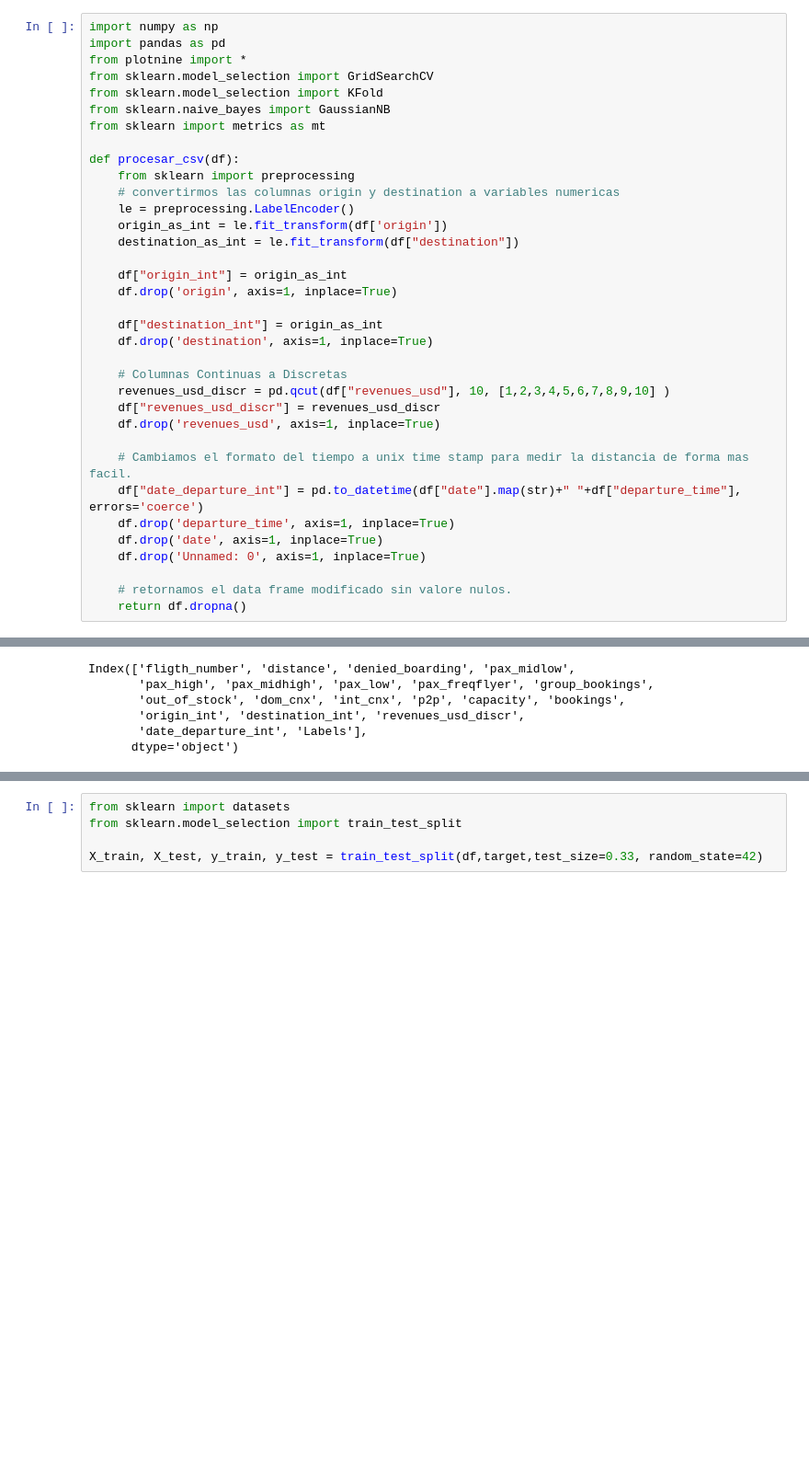
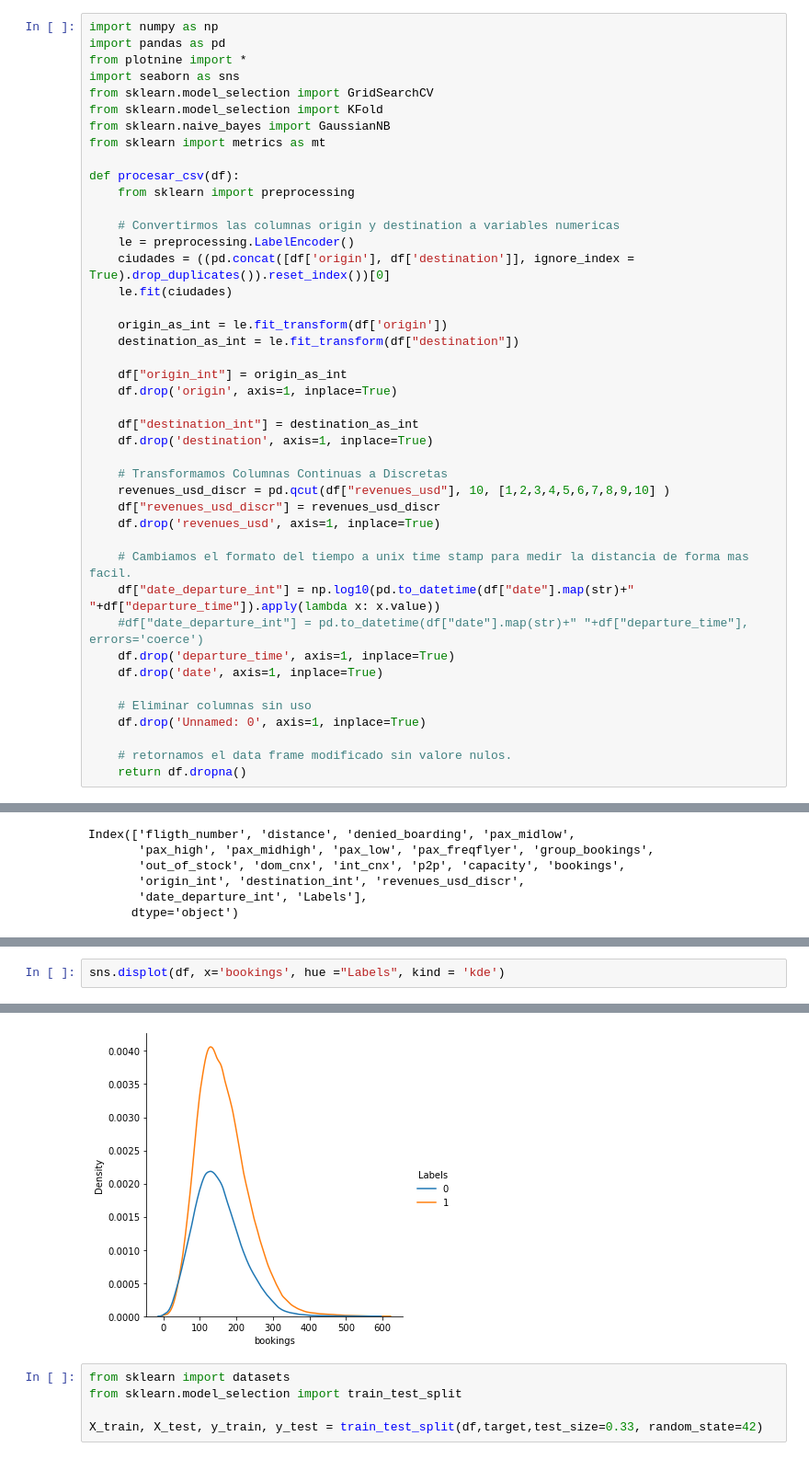
Before and after one commit to EBNoir/TICS411, a Jupyter notebook: Proyecto2/NaiveBayes.ipynb, the cells around one changed output, grey strips where cells are left out. Shown at 92% size. Saved outputs shown, nothing was run; the diff lists cells and outputs as text; blank space fills up the shorter version.

```diff
--- a/Proyecto2/NaiveBayes.ipynb
+++ b/Proyecto2/NaiveBayes.ipynb
@@ -4,6 +4,7 @@
 import numpy as np
 import pandas as pd
 from plotnine import *
+import seaborn as sns
 from sklearn.model_selection import GridSearchCV
 from sklearn.model_selection import KFold
 from sklearn.naive_bayes import GaussianNB
@@ -11,26 +12,33 @@ from sklearn import metrics as mt
 
 def procesar_csv(df):
     from sklearn import preprocessing
-    # convertirmos las columnas origin y destination a variables numericas
+
+    # Convertirmos las columnas origin y destination a variables numericas
     le = preprocessing.LabelEncoder()
+    ciudades = ((pd.concat([df['origin'], df['destination']], ignore_index = True).drop_duplicates()).reset_index())[0]
+    le.fit(ciudades)
+
     origin_as_int = le.fit_transform(df['origin'])
     destination_as_int = le.fit_transform(df["destination"])
 
     df["origin_int"] = origin_as_int
     df.drop('origin', axis=1, inplace=True)
 
-    df["destination_int"] = origin_as_int
+    df["destination_int"] = destination_as_int
     df.drop('destination', axis=1, inplace=True)
 
-    # Columnas Continuas a Discretas
+    # Transformamos Columnas Continuas a Discretas
     revenues_usd_discr = pd.qcut(df["revenues_usd"], 10, [1,2,3,4,5,6,7,8,9,10] )
     df["revenues_usd_discr"] = revenues_usd_discr
     df.drop('revenues_usd', axis=1, inplace=True)
 
     # Cambiamos el formato del tiempo a unix time stamp para medir la distancia de forma mas facil.
-    df["date_departure_int"] = pd.to_datetime(df["date"].map(str)+" "+df["departure_time"], errors='coerce')
+    df["date_departure_int"] = np.log10(pd.to_datetime(df["date"].map(str)+" "+df["departure_time"]).apply(lambda x: x.value))
+    #df["date_departure_int"] = pd.to_datetime(df["date"].map(str)+" "+df["departure_time"], errors='coerce')
     df.drop('departure_time', axis=1, inplace=True)
     df.drop('date', axis=1, inplace=True)
+
+    # Eliminar columnas sin uso
     df.drop('Unnamed: 0', axis=1, inplace=True)
 
     # retornamos el data frame modificado sin valore nulos.
@@ -157,3 +182,6 @@ print("F1-score modelo para test: ", errorTest.mean(), "+-", errorTest.std())
 # %% [output]
 F1-score modelo para training:  0.7919559026850831 +- 6.932792844590083e-05
 F1-score modelo para test:  0.7919536139428671 +- 0.0016634758175725307
+# %%
+sns.displot(df, x='bookings', hue ="Labels", kind = 'kde')
+# %% [output]
@@ -160,3 +189,4 @@ F1-score modelo para test:  0.7919536139428671 +- 0.0016634758175725307
+[figure, added]
 # %%
 from sklearn import datasets
 from sklearn.model_selection import train_test_split
```
Also changed, not shown: parts of 10 cells of this notebook.
